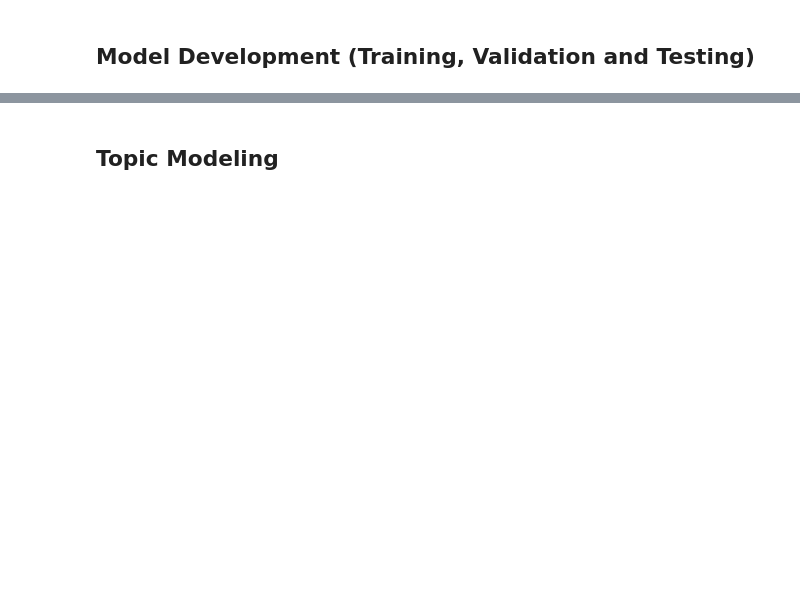
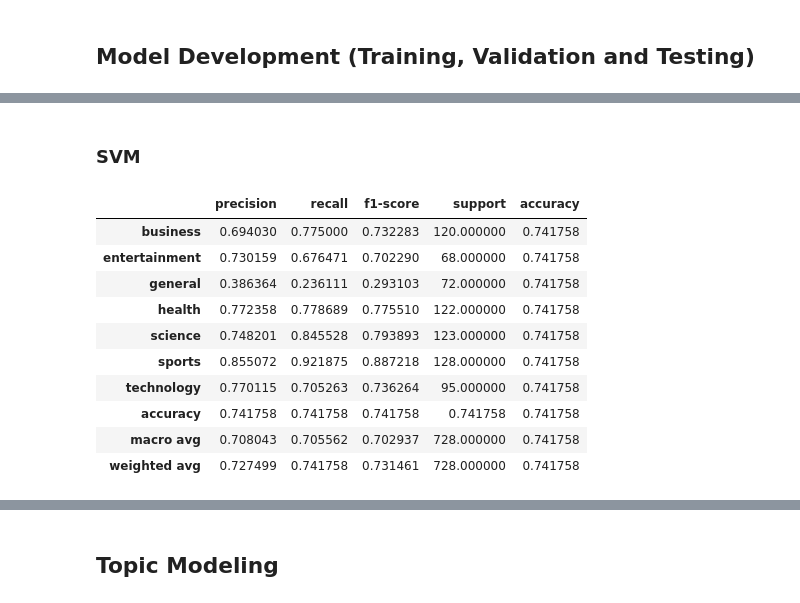
Before and after one commit to mitosisgg/ADS509_FinalProject, a Jupyter notebook: ADS_509_Final_Team_Project.ipynb, the cells around one changed output, grey strips where cells are left out. Saved outputs shown, nothing was run; the diff lists cells and outputs as text; code cells hidden in the pictures; blank space fills up the shorter version.

```diff
--- a/ADS_509_Final_Team_Project.ipynb
+++ b/ADS_509_Final_Team_Project.ipynb
@@ -582,0 +677,42 @@ display(desc_stats_df)
+# %% [markdown]
+### SVM
+# %%
+from sklearn.svm import LinearSVC
+from sklearn.pipeline import make_pipeline
+
+# Create a pipeline: TF-IDF vectorizer + Linear SVM
+svm_pipeline = make_pipeline(
+    TfidfVectorizer(max_features=10000, ngram_range=(1,2)),
+    LinearSVC(max_iter=1000, random_state=42)
+)
+
+# Fit the model
+svm_pipeline.fit(train_df['comb_text'], train_df['category'])
+
+# Predict on test set
+y_pred_svm = svm_pipeline.predict(test_df['comb_text'])
+
+# Calculate accuracy
+svm_accuracy = accuracy_score(test_df['category'], y_pred_svm)
+
+# Get classification report as dict
+svm_report = classification_report(test_df['category'], y_pred_svm, output_dict=True)
+
+# Convert to results DataFrame
+svm_classifier_results = pd.DataFrame(svm_report).T
+svm_classifier_results['accuracy'] = svm_accuracy  # Add accuracy column for all rows
+
+# Display summary
+display(svm_classifier_results)
+# %% [output]
+|  | precision | recall | f1-score | support | accuracy |
+| business | 0.694030 | 0.775000 | 0.732283 | 120.000000 | 0.741758 |
+| entertainment | 0.730159 | 0.676471 | 0.702290 | 68.000000 | 0.741758 |
+| general | 0.386364 | 0.236111 | 0.293103 | 72.000000 | 0.741758 |
+| health | 0.772358 | 0.778689 | 0.775510 | 122.000000 | 0.741758 |
+| science | 0.748201 | 0.845528 | 0.793893 | 123.000000 | 0.741758 |
+| sports | 0.855072 | 0.921875 | 0.887218 | 128.000000 | 0.741758 |
+| technology | 0.770115 | 0.705263 | 0.736264 | 95.000000 | 0.741758 |
+| accuracy | 0.741758 | 0.741758 | 0.741758 | 0.741758 | 0.741758 |
+| macro avg | 0.708043 | 0.705562 | 0.702937 | 728.000000 | 0.741758 |
+| weighted avg | 0.727499 | 0.741758 | 0.731461 | 728.000000 | 0.741758 |
```
Also changed, not shown: parts of 15 cells of this notebook.
